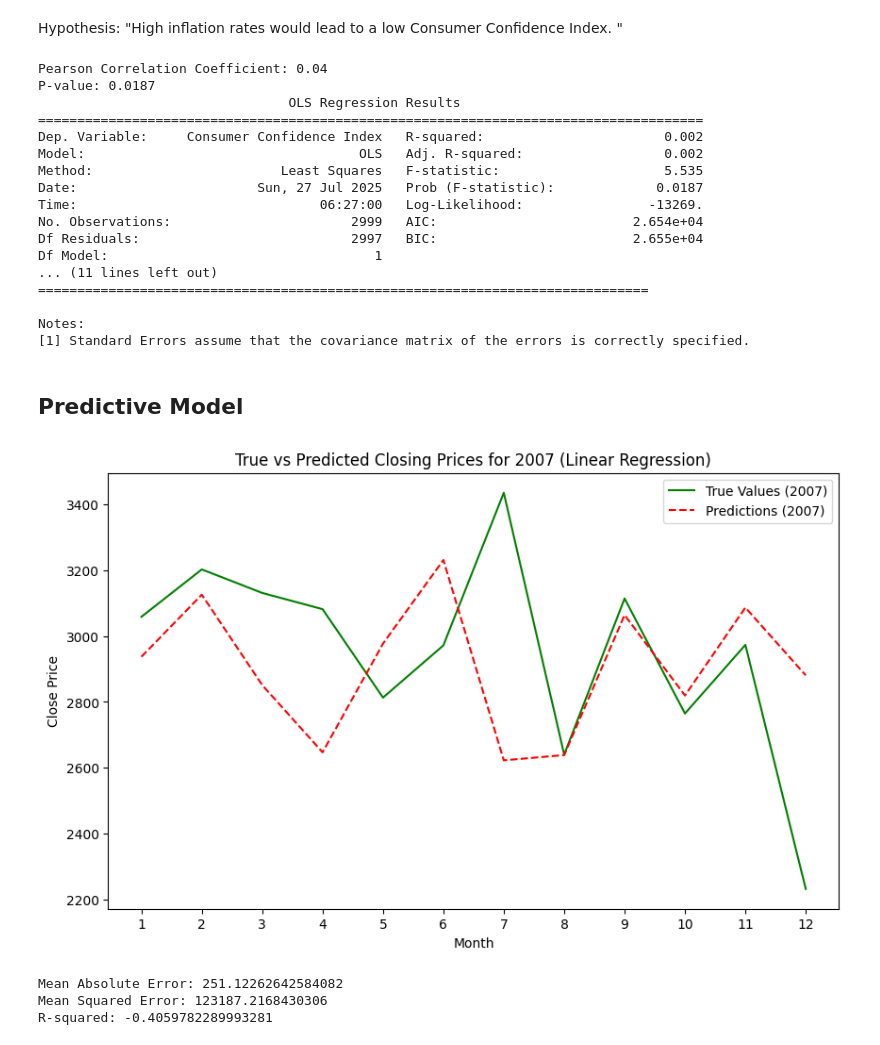
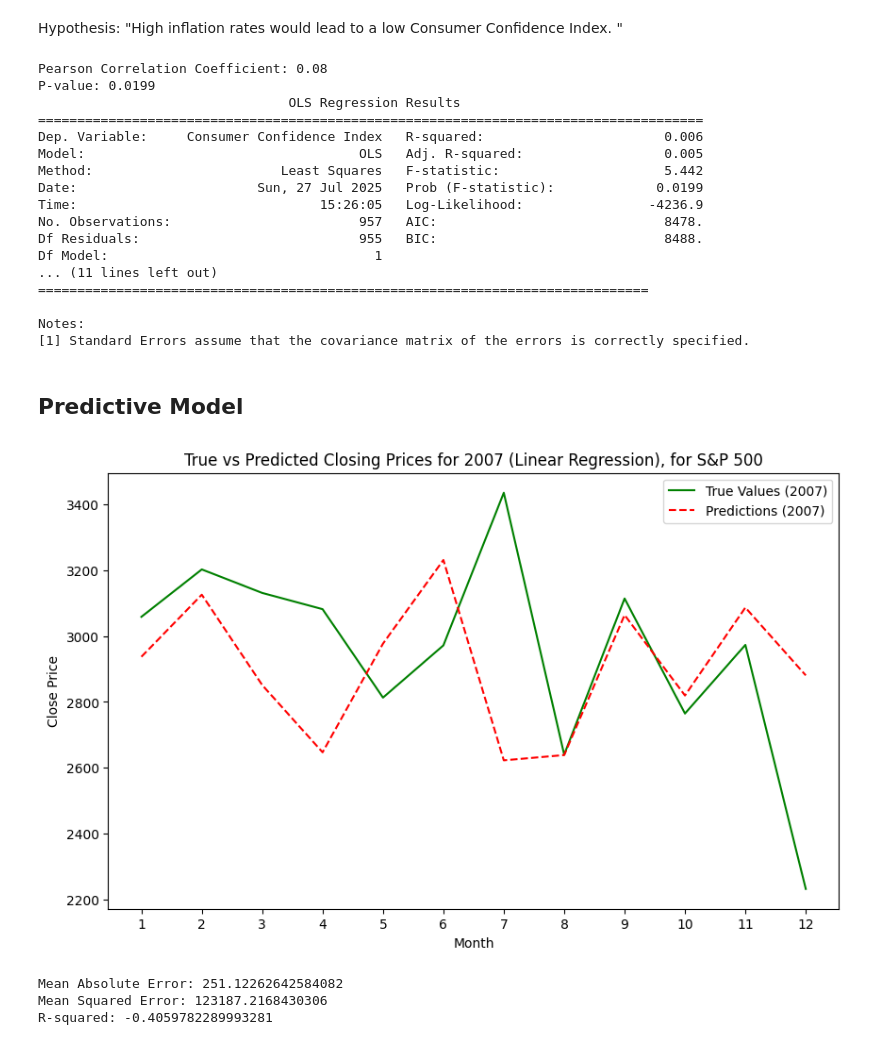
Before and after one commit to phxlptwt/phxlptwt, a Jupyter notebook: stat1000j/econs_analysisipynb.ipynb, the cells around one changed output. Saved outputs shown, nothing was run; the diff lists cells and outputs as text; code cells hidden in the pictures.

```diff
--- a/stat1000j/econs_analysisipynb.ipynb
+++ b/stat1000j/econs_analysisipynb.ipynb
@@ -28,5 +25,7 @@ from sklearn.model_selection import train_test_split, GridSearchCV, cross_val_sc
 # %%
-original_df = pd.read_csv('finance_economics_dataset.csv')
+original_df = pd.read_csv('finance_economics_dataset.csv').dropna()
+original_df['Date'] = pd.to_datetime(original_df['Date'], errors='coerce')
+original_df = original_df.sort_values(by='Date')
 original_df
 # %% [output]
 |  | Date | Stock Index | Open Price | Close Price | Daily High | Daily Low | Trading Volume | GDP Growth (%) | ... |
@@ -46,0 +47,4 @@ We only take the following columns to focus more on just the macroeconomic indic
+# %%
+snp_df = original_df[original_df['Stock Index'] == 'S&P 500'].copy()
+snp_df['Date'] = pd.to_datetime(snp_df['Date'], errors='coerce')  # Ensure 'Date' is in datetime format
+snp_df
@@ -217,8 +363,8 @@ Hypothesis: "High inflation rates would lead to a low Consumer Confidence Index.
 # %%
 
 # Assuming df has 'Inflation Rate (%)' and 'CCI' columns
-X = df['Inflation Rate (%)']
-y = df['Consumer Confidence Index']  # Consumer Confidence Index
+X = hypo_df['Inflation Rate (%)']
+y = hypo_df['Consumer Confidence Index']  # Consumer Confidence Index
 
 # Perform Pearson's correlation test
 corr, p_value = pearsonr(X, y)
@@ -228,7 +374,7 @@ print(f"P-value: {p_value:.4f}")
 
 # Define X and y for regression
 X_const = sm.add_constant(X)  # Add intercept term (constant)
-y = df['Consumer Confidence Index']
+y = hypo_df['Consumer Confidence Index']
 
 # Fit the regression model
 model = sm.OLS(y, X_const).fit()
@@ -236,17 +382,17 @@ model = sm.OLS(y, X_const).fit()
 # Show the regression results
 print(model.summary())
 # %% [output]
-Pearson Correlation Coefficient: 0.04
-P-value: 0.0187
+Pearson Correlation Coefficient: 0.08
+P-value: 0.0199
                                 OLS Regression Results
 =====================================================================================
-Dep. Variable:     Consumer Confidence Index   R-squared:                       0.002
-Model:                                   OLS   Adj. R-squared:                  0.002
-Method:                        Least Squares   F-statistic:                     5.535
-Date:                       Sun, 27 Jul 2025   Prob (F-statistic):             0.0187
-Time:                               06:27:00   Log-Likelihood:                -13269.
-No. Observations:                       2999   AIC:                         2.654e+04
-Df Residuals:                           2997   BIC:                         2.655e+04
+Dep. Variable:     Consumer Confidence Index   R-squared:                       0.006
+Model:                                   OLS   Adj. R-squared:                  0.005
+Method:                        Least Squares   F-statistic:                     5.442
+Date:                       Sun, 27 Jul 2025   Prob (F-statistic):             0.0199
+Time:                               15:26:05   Log-Likelihood:                -4236.9
+No. Observations:                        957   AIC:                             8478.
+Df Residuals:                            955   BIC:                             8488.
 Df Model:                                  1
 ... (11 lines left out)
 ==============================================================================
@@ -256,17 +402,11 @@ Notes:
 # %% [markdown]
 ## Predictive Model
 # %%
-
-# Step 1: Load the dataset
-df = pd.read_csv('finance_economics_dataset.csv')
-
-# Step 2: Preprocess the data
-df['Date'] = pd.to_datetime(df['Date'])  # Convert Date column to datetime
-df = df[df['Stock Index'] == 'S&P 500']  # Filter for S&P 500
-df.set_index('Date', inplace=True)  # Set Date as the index
+snp_df.set_index('Date', inplace=True)  # Set 'Date' as the index
+predict_df = snp_df.copy()
 
 # Step 3: Filter the dataset for years 2000 to 2006 for training
-df_2000_2006 = df[(df.index.year >= 2000) & (df.index.year <= 2006)].copy()
+df_2000_2006 = predict_df[(predict_df.index.year >= 2000) & (predict_df.index.year <= 2006)].copy()
 
 # Step 4: Extract year and month from 'Date' column for aggregation
 df_2000_2006['Year'] = df_2000_2006.index.year
@@ -292,7 +432,7 @@ model = LinearRegression()
 model.fit(X_train, y_train)
 
 # Step 8: Filter the dataset for year 2007 (test set)
-test_df = df[df.index.year == 2007].copy()
+test_df = predict_df[predict_df.index.year == 2007].copy()
 test_df['Year'] = test_df.index.year
 test_df['Month'] = test_df.index.month
 
@@ -314,37 +454,35 @@ y_pred = model.predict(X_test)  # Predictions for the closing prices
 # Ensure the true values for 2007 are extracted correctly
 # Extract the true values for 2007 and group by 'Year' and 'Month'
 true_values_2007 = test_df.groupby(['Year', 'Month'])['Close Price'].mean()
 
 # Reset the index to remove the multi-index and keep only the Month
 true_values_2007 = true_values_2007.reset_index(drop=True)
 
 # Convert the index to just the month number (1 for January, 2 for February, etc.)
 true_values_2007.index = true_values_2007.index + 1  # Since the index starts from 0, we add 1 to make it 1-based
 
 # Step 2: Visualize the predictions vs actual data
 plt.figure(figsize=(10, 6))
 plt.plot(true_values_2007.index, true_values_2007, label='True Values (2007)', color='green')
 plt.plot(true_values_2007.index, y_pred, label='Predictions (2007)', color='red', linestyle='--')  # Changed to use same index
 plt.xlabel('Month')
 plt.ylabel('Close Price')
-plt.title('True vs Predicted Closing Prices for 2007 (Linear Regression)')
+plt.title('True vs Predicted Closing Prices for 2007 (Linear Regression), for S&P 500')
 plt.xticks(range(1, 13))  # Ensure all months are shown
 plt.legend()
 plt.show()
-plt.show()
-
 
 
 # Step 13: Evaluate the model (if true data for 2007 is available)
 mae = mean_absolute_error(true_values_2007, y_pred)
 mse = mean_squared_error(true_values_2007, y_pred)
 r2 = r2_score(true_values_2007, y_pred)
 
 print(f'Mean Absolute Error: {mae}')
 print(f'Mean Squared Error: {mse}')
 print(f'R-squared: {r2}')
 # %% [output]
-[figure, old version]
+[figure, new version]
 Mean Absolute Error: 251.12262642584082
 Mean Squared Error: 123187.2168430306
 R-squared: -0.4059782289993281
```
Also changed, not shown: parts of 22 cells of this notebook.
